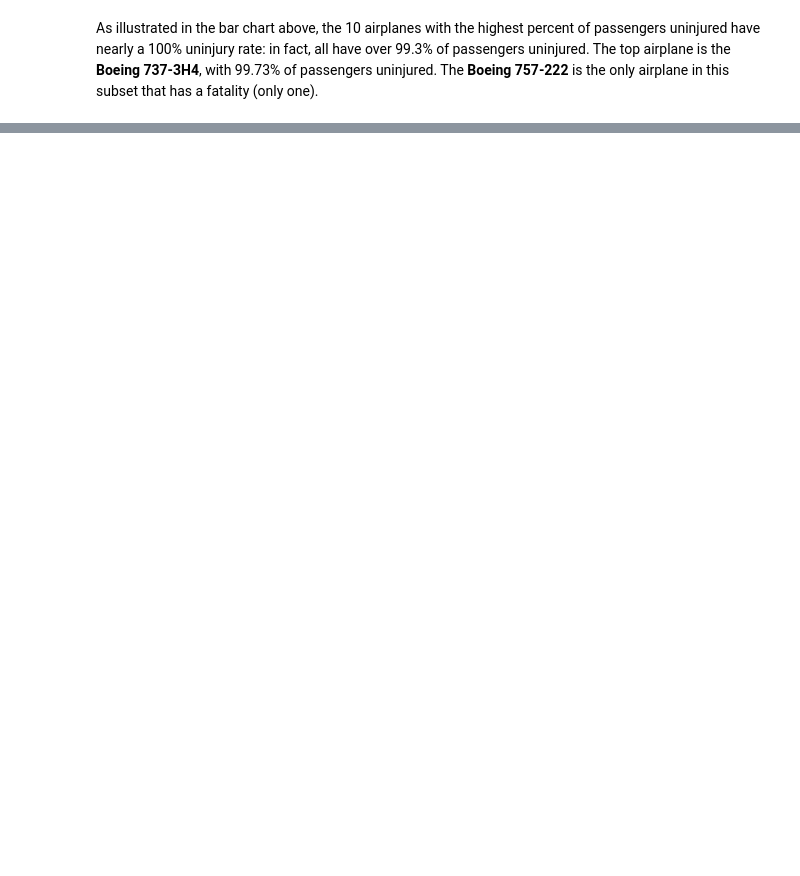
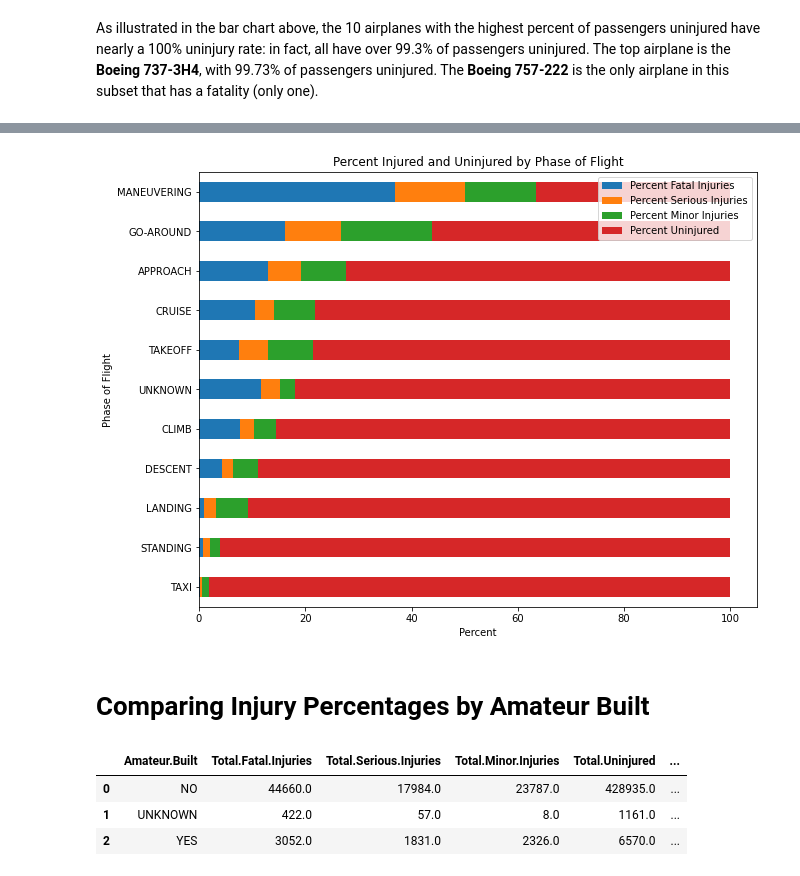
Before and after one commit to ccsurratt/dsc-phase-1-project-v3, a Jupyter notebook: student.ipynb, the cells around one changed output, grey strips where cells are left out. Cells and saved outputs as stored; diff of their text form; code cells hidden in the pictures; blank space fills up the shorter version.

```diff
--- a/student.ipynb
+++ b/student.ipynb
@@ -464,0 +576,8 @@ As illustrated in the bar chart above, the 10 airplanes with the highest percent
+# %%
+df.loc[df['Broad.phase.of.flight'] == 'OTHER', 'Broad.phase.of.flight'] = 'UNKNOWN'
+# %%
+#created a dataframe including the injury categories by phase of flight
+phase = df.groupby('Broad.phase.of.flight')['Total.Fatal.Injuries', 'Total.Serious.Injuries',
+                                                     'Total.Minor.Injuries', 'Total.Uninjured',
+                                                      'Total.Number.Passengers'].sum().reset_index()
+phase
@@ -464,0 +597,16 @@ As illustrated in the bar chart above, the 10 airplanes with the highest percent
+# %%
+#found the percent for each injured/uninjured category
+phase['Percent.Fatal.Injuries'] = ((phase['Total.Fatal.Injuries'] /
+                                    phase['Total.Number.Passengers'])*100)
+phase['Percent.Serious.Injuries'] = ((phase['Total.Serious.Injuries'] /
+                                    phase['Total.Number.Passengers'])*100)
+phase['Percent.Minor.Injuries'] = ((phase['Total.Minor.Injuries'] /
+                                    phase['Total.Number.Passengers'])*100)
+phase['Percent.Uninjured'] = ((phase['Total.Uninjured'] /
+                                phase['Total.Number.Passengers'])*100)
+
+#dropped the totals per category since percentages provide a clearer comparison
+phase.drop(['Total.Fatal.Injuries', 'Total.Serious.Injuries', 'Total.Minor.Injuries',
+                        'Total.Uninjured', 'Total.Number.Passengers'], axis=1, inplace=True)
+phase.set_index('Broad.phase.of.flight', inplace=True)
+phase
@@ -464,0 +627,25 @@ As illustrated in the bar chart above, the 10 airplanes with the highest percent
+# %%
+phase.rename(columns={'Percent.Fatal.Injuries': 'Percent Fatal Injuries',
+                                      'Percent.Serious.Injuries': 'Percent Serious Injuries',
+                                     'Percent.Minor.Injuries': 'Percent Minor Injuries',
+                                     'Percent.Uninjured': 'Percent Uninjured'}, inplace=True)
+phase.sort_values('Percent Uninjured', ascending=False, inplace=True)
+phase.plot.barh(stacked=True, figsize=(10,8))
+plt.title("Percent Injured and Uninjured by Phase of Flight")
+plt.ylabel("Phase of Flight")
+plt.xlabel("Percent");
+# %% [output]
+[figure, added]
+# %% [markdown]
+# Comparing Injury Percentages by Amateur Built
+# %%
+#created a dataframe including the injury categories by amateur built or not
+amateur_built = df.groupby('Amateur.Built')['Total.Fatal.Injuries', 'Total.Serious.Injuries',
+                                                     'Total.Minor.Injuries', 'Total.Uninjured',
+                                                      'Total.Number.Passengers'].sum().reset_index()
+amateur_built
+# %% [output]
+|  | Amateur.Built | Total.Fatal.Injuries | Total.Serious.Injuries | Total.Minor.Injuries | Total.Uninjured | ... |
+| 0 | NO | 44660.0 | 17984.0 | 23787.0 | 428935.0 | ... |
+| 1 | UNKNOWN | 422.0 | 57.0 | 8.0 | 1161.0 | ... |
+| 2 | YES | 3052.0 | 1831.0 | 2326.0 | 6570.0 | ... |
```
Also changed, not shown: parts of 25 cells of this notebook.
